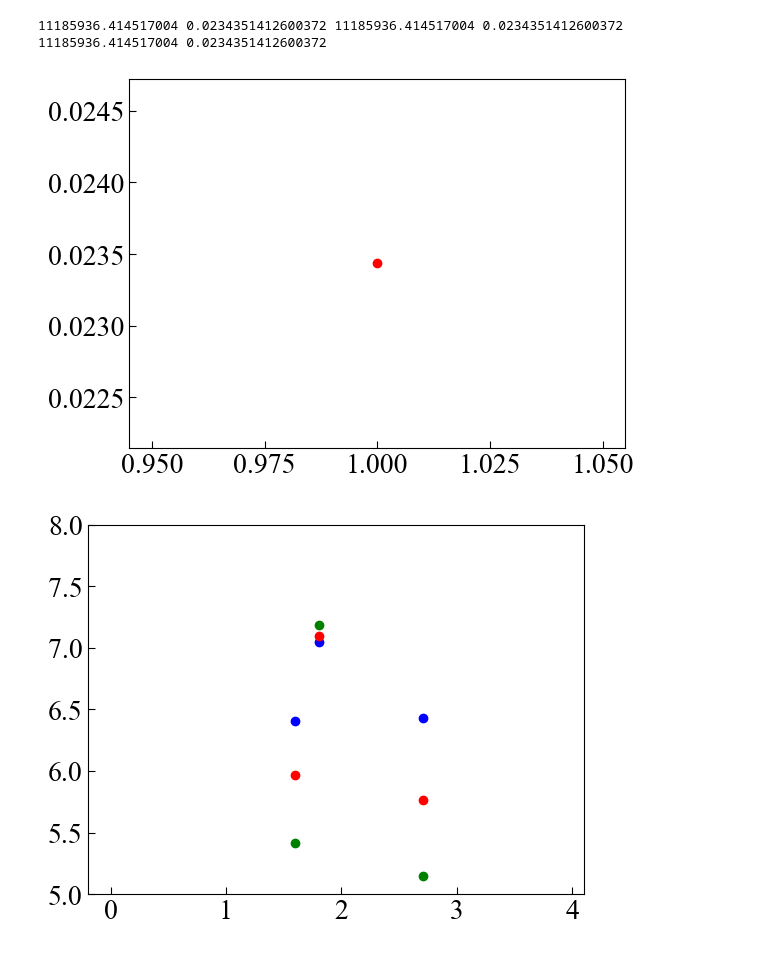
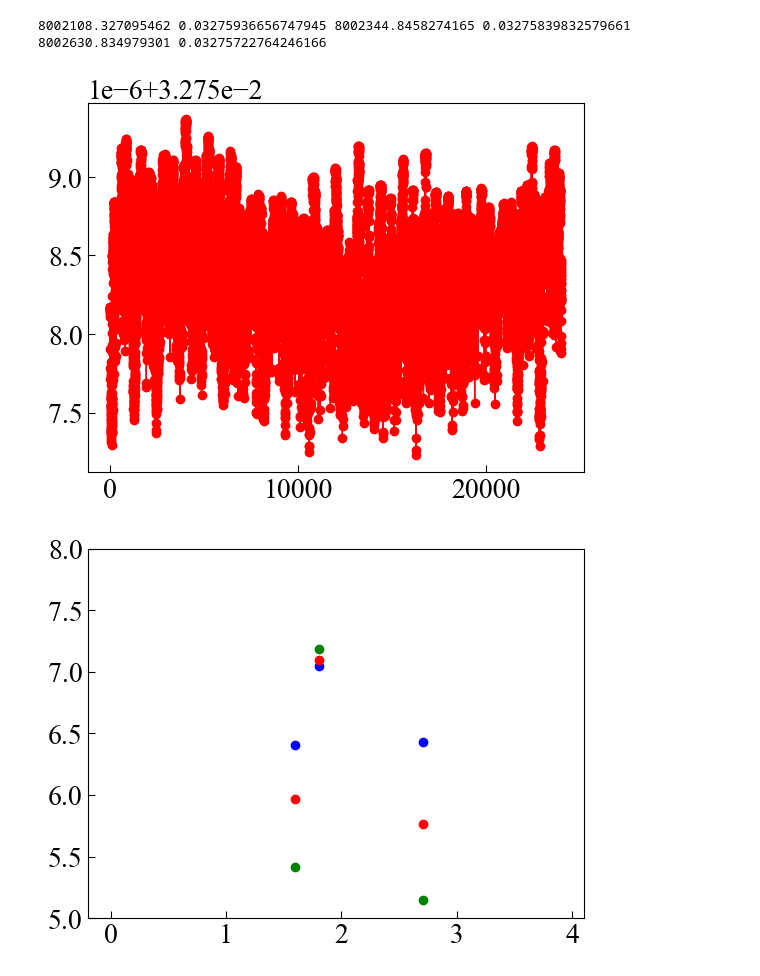
Before and after one commit to maedarn/code_tohoku, a Jupyter notebook: py/time-performance.ipynb, the cells around one changed output. Drawn from its saved outputs; the diff is of its cells as text; code cells hidden in the pictures.

```diff
--- a/py/time-performance.ipynb
+++ b/py/time-performance.ipynb
@@ -15,7 +14,8 @@ dir = '/Users/maedarn/Dropbox/analysis/flow/telegraph/cr09600ms128lp4e3/'
 # %%
 num=3
-ncore=1
+ncore=24000
 ncell=64
+dir = '/Users/maedarn/Dropbox/analysis/flow/telegraph/cr24000ms128lp4e3/'
 
 fig = plt.figure()
 ax = fig.add_subplot(1, 1, 1)
@@ -23,39 +23,39 @@ ax = fig.add_subplot(1, 1, 1)
 int_list = [x for x in range(1, ncore+1, 1)]
 
 #print(int_list)
-f90= open(dir+'CPU_TIME00000.DAT', 'rb')
+f90= open(dir+'CPU_TIME.DAT', 'rb')
 ary = np.fromfile(f90, np.float64,count=ncore*num)
 uvhpy = ary.reshape(num,ncore, order='F')
 slice1= uvhpy[0,:]
 slice2= uvhpy[1,:]
 slice3= uvhpy[2,:]
 '''
 slice4= uvhpy[3,:]
 slice5= uvhpy[4,:]
 slice6= uvhpy[5,:]
 slice7= uvhpy[6,:]
 slice8= uvhpy[7,:]
 slice9= uvhpy[8,:]
 slice10=uvhpy[9,:]
 slice11=uvhpy[10,:]
 slice12=uvhpy[11,:]
 '''
 
 mx3=np.max(slice3)
 mn3=np.mean(slice3)
 mi3 =np.min(slice3)
 
 
 #plt.ylim([0.0, 0.00001])
 plt.plot(int_list,slice3,marker="o",color='red', linewidth = 1)
 
 #print(slice1,slice2,slice3)
 print(ncell*ncell*ncell/mx3, mx3,ncell*ncell*ncell/mn3, mn3,ncell*ncell*ncell/mi3, mi3)
 
 plt.show()
 # %% [output]
-11185936.414517004 0.0234351412600372 11185936.414517004 0.0234351412600372 11185936.414517004 0.0234351412600372
+8002108.327095462 0.03275936656747945 8002344.8458274165 0.03275839832579661 8002630.834979301 0.03275722764246166
-[figure, old version]
+[figure, new version]
 # %%
 fig = plt.figure()
 ax = fig.add_subplot(111)
```
Also changed, not shown: parts of 4 cells of this notebook, 2 other files.
